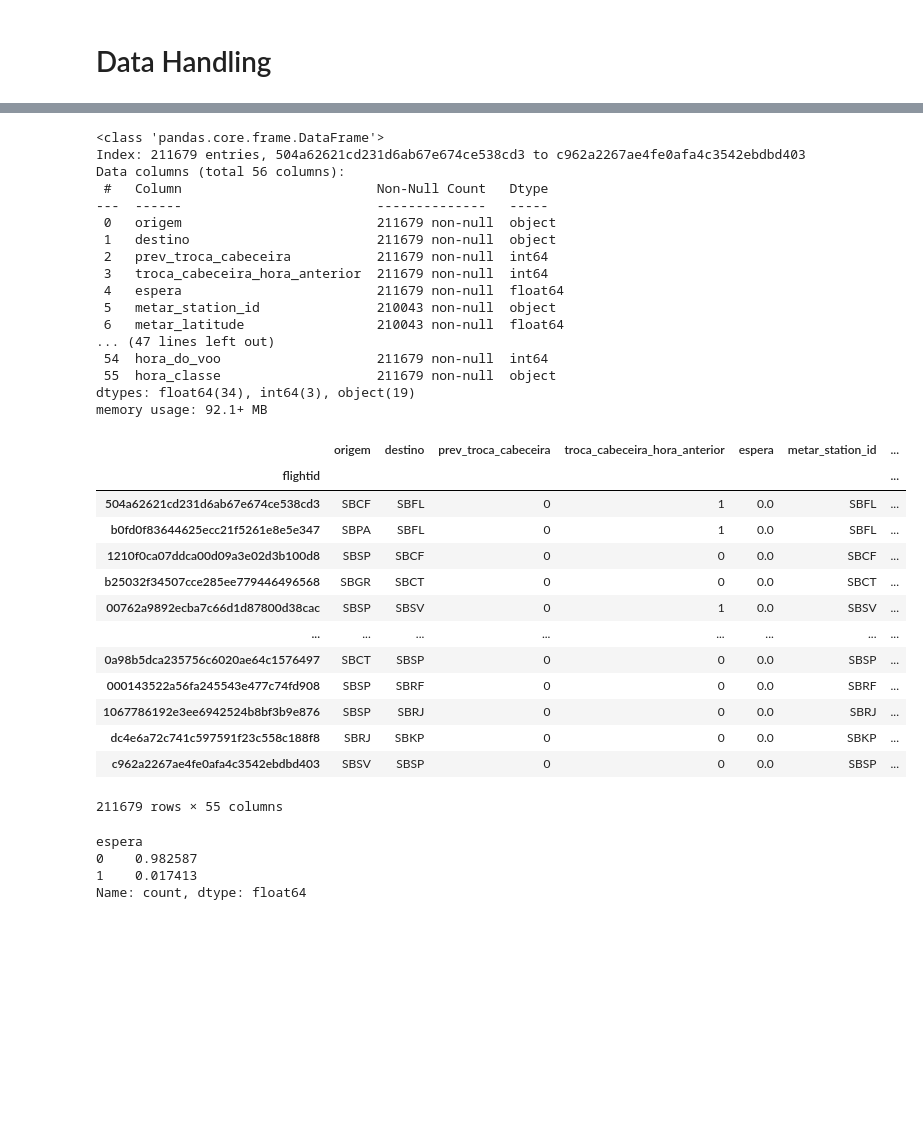
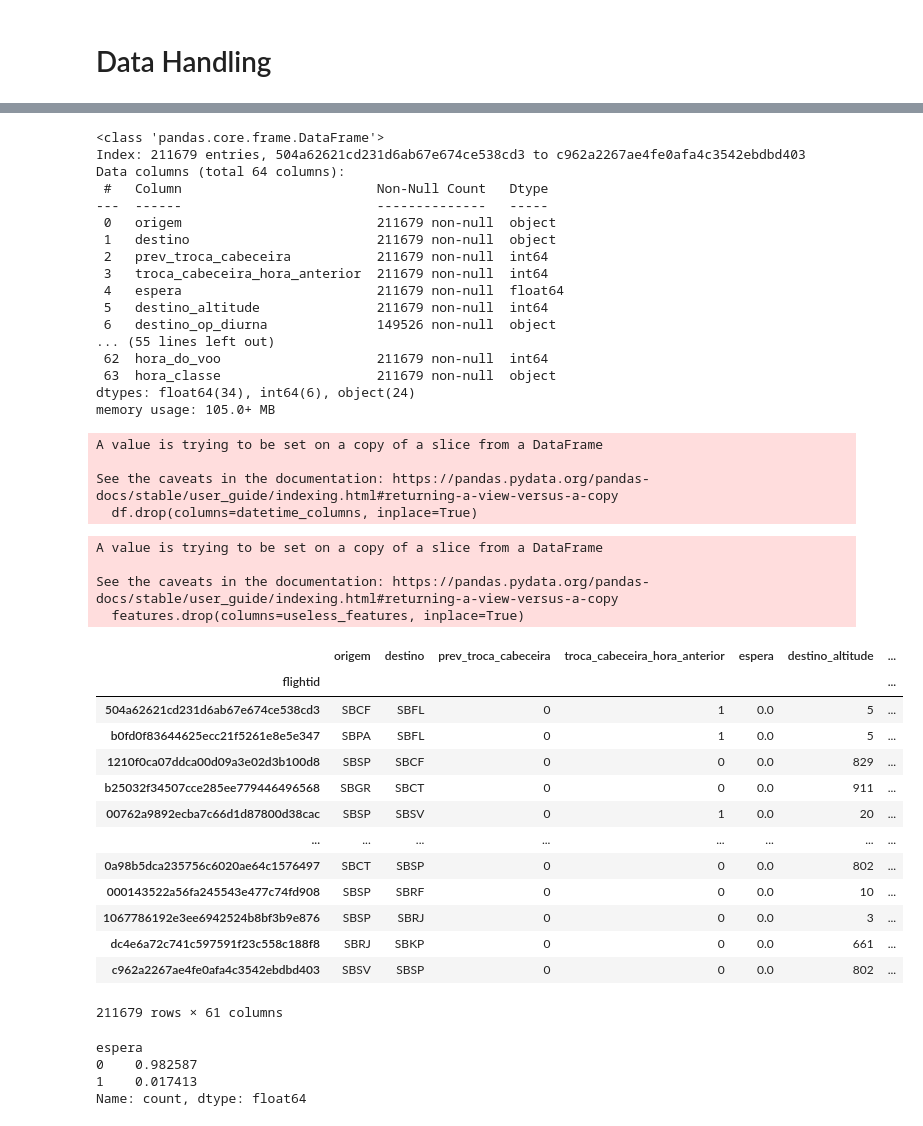
Before and after one commit to ryukinix/dsc2024, a Jupyter notebook: notebooks/catboost-baseline.ipynb, the cells around one changed output, grey strips where cells are left out. Saved outputs shown, nothing was run; the diff lists cells and outputs as text; code cells hidden in the pictures; blank space fills up the shorter version.

```diff
--- a/notebooks/catboost-baseline.ipynb
+++ b/notebooks/catboost-baseline.ipynb
@@ -9,7 +9,7 @@ from dsc2024 import features
 # Data Handling
 # %%
 # Parameters
-sampling = 10000 # None to use everything
+sampling = None # None to use everything
 real_test = True # cancel sampling!
 # %%
 %%time
@@ -87,7 +102,7 @@ df.info()
 # %% [output]
 <class 'pandas.core.frame.DataFrame'>
 Index: 211679 entries, 504a62621cd231d6ab67e674ce538cd3 to c962a2267ae4fe0afa4c3542ebdbd403
-Data columns (total 56 columns):
+Data columns (total 64 columns):
  #   Column                         Non-Null Count   Dtype
 ---  ------                         --------------   -----
  0   origem                         211679 non-null  object
@@ -95,49 +110,57 @@ Data columns (total 56 columns):
  2   prev_troca_cabeceira           211679 non-null  int64
  3   troca_cabeceira_hora_anterior  211679 non-null  int64
  4   espera                         211679 non-null  float64
- 5   metar_station_id               210043 non-null  object
- 6   metar_latitude                 210043 non-null  float64
-... (47 lines left out)
- 54  hora_do_voo                    211679 non-null  int64
- 55  hora_classe                    211679 non-null  object
-dtypes: float64(34), int64(3), object(19)
-memory usage: 92.1+ MB
+ 5   destino_altitude               211679 non-null  int64
+ 6   destino_op_diurna              149526 non-null  object
+... (55 lines left out)
+ 62  hora_do_voo                    211679 non-null  int64
+ 63  hora_classe                    211679 non-null  object
+dtypes: float64(34), int64(6), object(24)
+memory usage: 105.0+ MB
+A value is trying to be set on a copy of a slice from a DataFrame
+
+See the caveats in the documentation: https://pandas.pydata.org/pandas-docs/stable/user_guide/indexing.html#returning-a-view-versus-a-copy
+  df.drop(columns=datetime_columns, inplace=True)
 # %%
 # bad predictor or more than >25% missing values
 useless_features = [
-    # "metar_current_wx3",
+    "metar_current_wx3",
     # "metar_skyc4",
     # "metar_skylev4",
-    # "metaf_current_wx2",
+    "metaf_current_wx2",
     # "metaf_skylev1",
     # "metaf_skylev2",
     # "metar_skylev3",
     # "metar_skylev4",
     # "metar_wind_gust",
     # "metar_skyc3",
     # "metar_skylev3",
     "hora_do_voo"
 ]
 def drop_useless_features(features):
     features.drop(columns=useless_features, inplace=True)
     return features
 
 drop_useless_features(df)
 # %% [output]
+A value is trying to be set on a copy of a slice from a DataFrame
+
+See the caveats in the documentation: https://pandas.pydata.org/pandas-docs/stable/user_guide/indexing.html#returning-a-view-versus-a-copy
+  features.drop(columns=useless_features, inplace=True)
-|  | origem | destino | prev_troca_cabeceira | troca_cabeceira_hora_anterior | espera | metar_station_id | ... |
+|  | origem | destino | prev_troca_cabeceira | troca_cabeceira_hora_anterior | espera | destino_altitude | ... |
 | flightid |  |  |  |  |  |  | ... |
-| 504a62621cd231d6ab67e674ce538cd3 | SBCF | SBFL | 0 | 1 | 0.0 | SBFL | ... |
-| b0fd0f83644625ecc21f5261e8e5e347 | SBPA | SBFL | 0 | 1 | 0.0 | SBFL | ... |
-| 1210f0ca07ddca00d09a3e02d3b100d8 | SBSP | SBCF | 0 | 0 | 0.0 | SBCF | ... |
-| b25032f34507cce285ee779446496568 | SBGR | SBCT | 0 | 0 | 0.0 | SBCT | ... |
-| 00762a9892ecba7c66d1d87800d38cac | SBSP | SBSV | 0 | 1 | 0.0 | SBSV | ... |
+| 504a62621cd231d6ab67e674ce538cd3 | SBCF | SBFL | 0 | 1 | 0.0 | 5 | ... |
+| b0fd0f83644625ecc21f5261e8e5e347 | SBPA | SBFL | 0 | 1 | 0.0 | 5 | ... |
+| 1210f0ca07ddca00d09a3e02d3b100d8 | SBSP | SBCF | 0 | 0 | 0.0 | 829 | ... |
+| b25032f34507cce285ee779446496568 | SBGR | SBCT | 0 | 0 | 0.0 | 911 | ... |
+| 00762a9892ecba7c66d1d87800d38cac | SBSP | SBSV | 0 | 1 | 0.0 | 20 | ... |
 | ... | ... | ... | ... | ... | ... | ... | ... |
-| 0a98b5dca235756c6020ae64c1576497 | SBCT | SBSP | 0 | 0 | 0.0 | SBSP | ... |
-| 000143522a56fa245543e477c74fd908 | SBSP | SBRF | 0 | 0 | 0.0 | SBRF | ... |
-| 1067786192e3ee6942524b8bf3b9e876 | SBSP | SBRJ | 0 | 0 | 0.0 | SBRJ | ... |
-| dc4e6a72c741c597591f23c558c188f8 | SBRJ | SBKP | 0 | 0 | 0.0 | SBKP | ... |
-| c962a2267ae4fe0afa4c3542ebdbd403 | SBSV | SBSP | 0 | 0 | 0.0 | SBSP | ... |
+| 0a98b5dca235756c6020ae64c1576497 | SBCT | SBSP | 0 | 0 | 0.0 | 802 | ... |
+| 000143522a56fa245543e477c74fd908 | SBSP | SBRF | 0 | 0 | 0.0 | 10 | ... |
+| 1067786192e3ee6942524b8bf3b9e876 | SBSP | SBRJ | 0 | 0 | 0.0 | 3 | ... |
+| dc4e6a72c741c597591f23c558c188f8 | SBRJ | SBKP | 0 | 0 | 0.0 | 661 | ... |
+| c962a2267ae4fe0afa4c3542ebdbd403 | SBSV | SBSP | 0 | 0 | 0.0 | 802 | ... |
-211679 rows × 55 columns
+211679 rows × 61 columns
 # %%
 X = df.drop("espera", axis=1)
 y = df.espera.astype(int)
```
Also changed, not shown: parts of 13 cells of this notebook, 3 other files.
